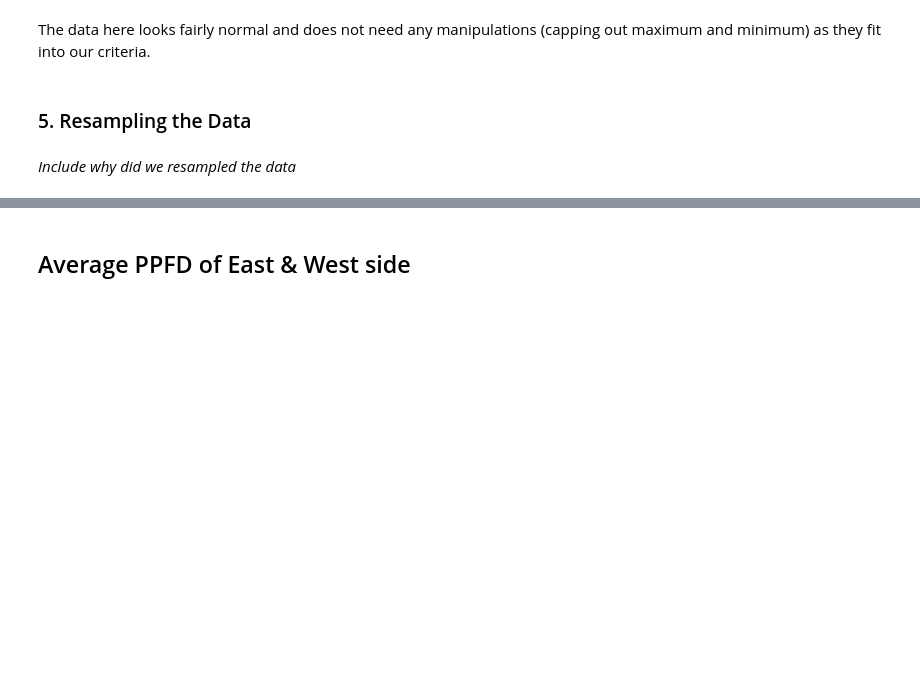
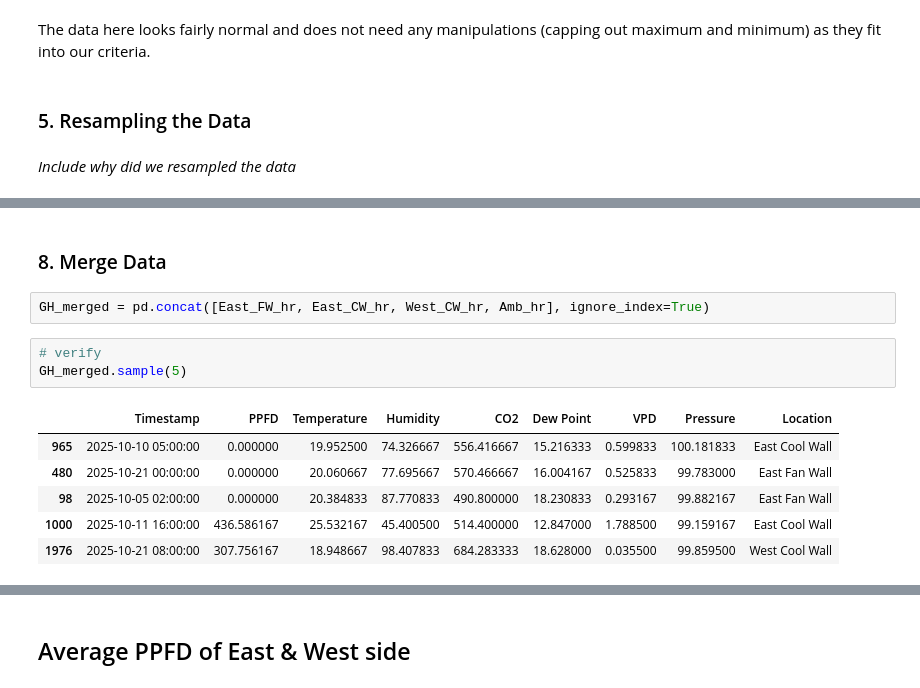
Before and after one commit to nnineeight/py4eda-project, a Jupyter notebook: notebooks/greenhouse_eda.ipynb, the cells around one changed output, grey strips where cells are left out. Cells and saved outputs as stored; diff of their text form; blank space fills up the shorter version.

```diff
--- a/notebooks/greenhouse_eda.ipynb
+++ b/notebooks/greenhouse_eda.ipynb
@@ -646,0 +475,14 @@ plt.show()
+# %% [markdown]
+### 8. Merge Data
+# %%
+GH_merged = pd.concat([East_FW_hr, East_CW_hr, West_CW_hr, Amb_hr], ignore_index=True)
+# %%
+# verify
+GH_merged.sample(5)
+# %% [output]
+|  | Timestamp | PPFD | Temperature | Humidity | CO2 | Dew Point | VPD | Pressure | Location |
+| 965 | 2025-10-10 05:00:00 | 0.000000 | 19.952500 | 74.326667 | 556.416667 | 15.216333 | 0.599833 | 100.181833 | East Cool Wall |
+| 480 | 2025-10-21 00:00:00 | 0.000000 | 20.060667 | 77.695667 | 570.466667 | 16.004167 | 0.525833 | 99.783000 | East Fan Wall |
+| 98 | 2025-10-05 02:00:00 | 0.000000 | 20.384833 | 87.770833 | 490.800000 | 18.230833 | 0.293167 | 99.882167 | East Fan Wall |
+| 1000 | 2025-10-11 16:00:00 | 436.586167 | 25.532167 | 45.400500 | 514.400000 | 12.847000 | 1.788500 | 99.159167 | East Cool Wall |
+| 1976 | 2025-10-21 08:00:00 | 307.756167 | 18.948667 | 98.407833 | 684.283333 | 18.628000 | 0.035500 | 99.859500 | West Cool Wall |
```
Also changed, not shown: parts of 89 cells of this notebook.
